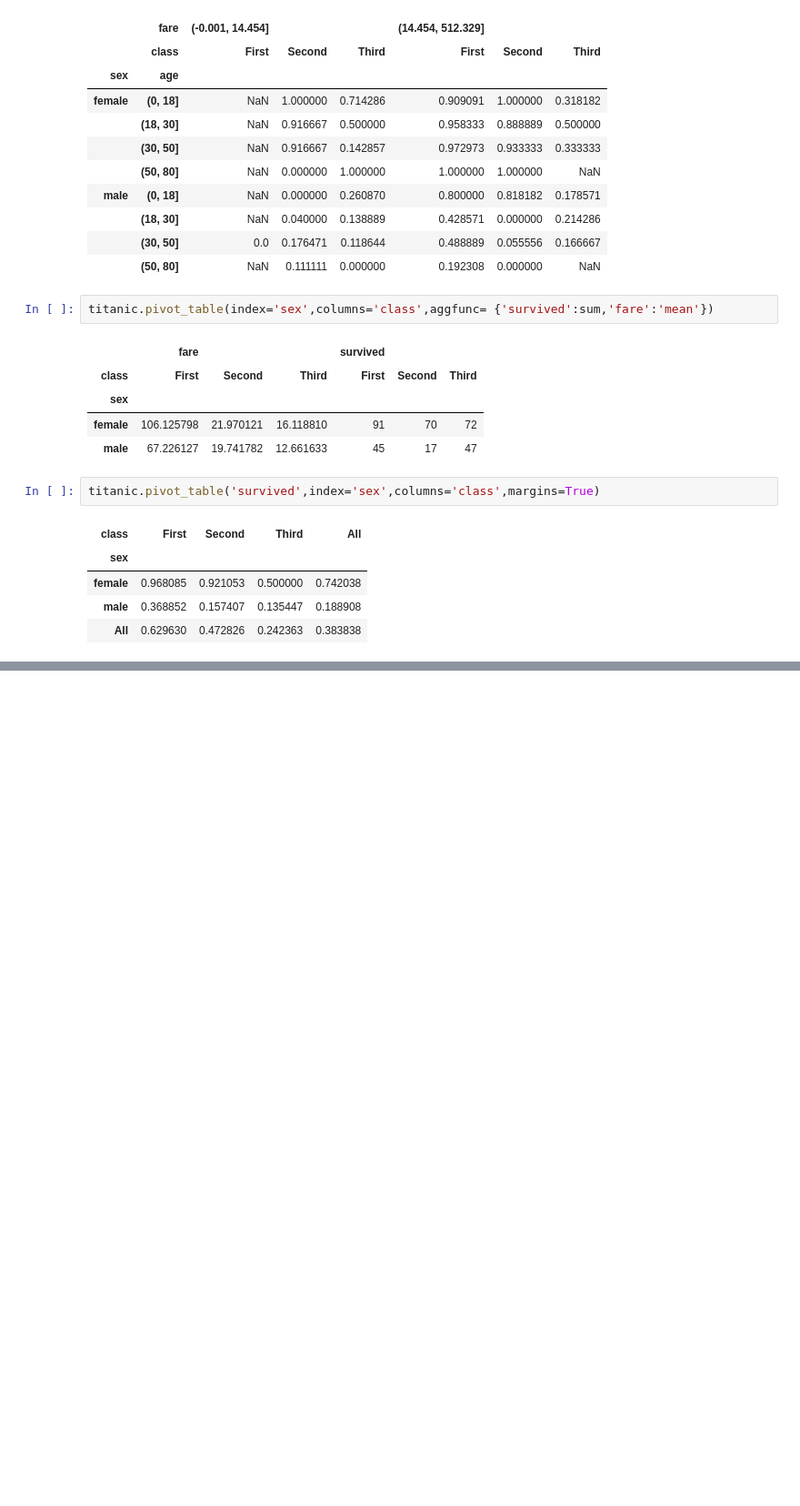
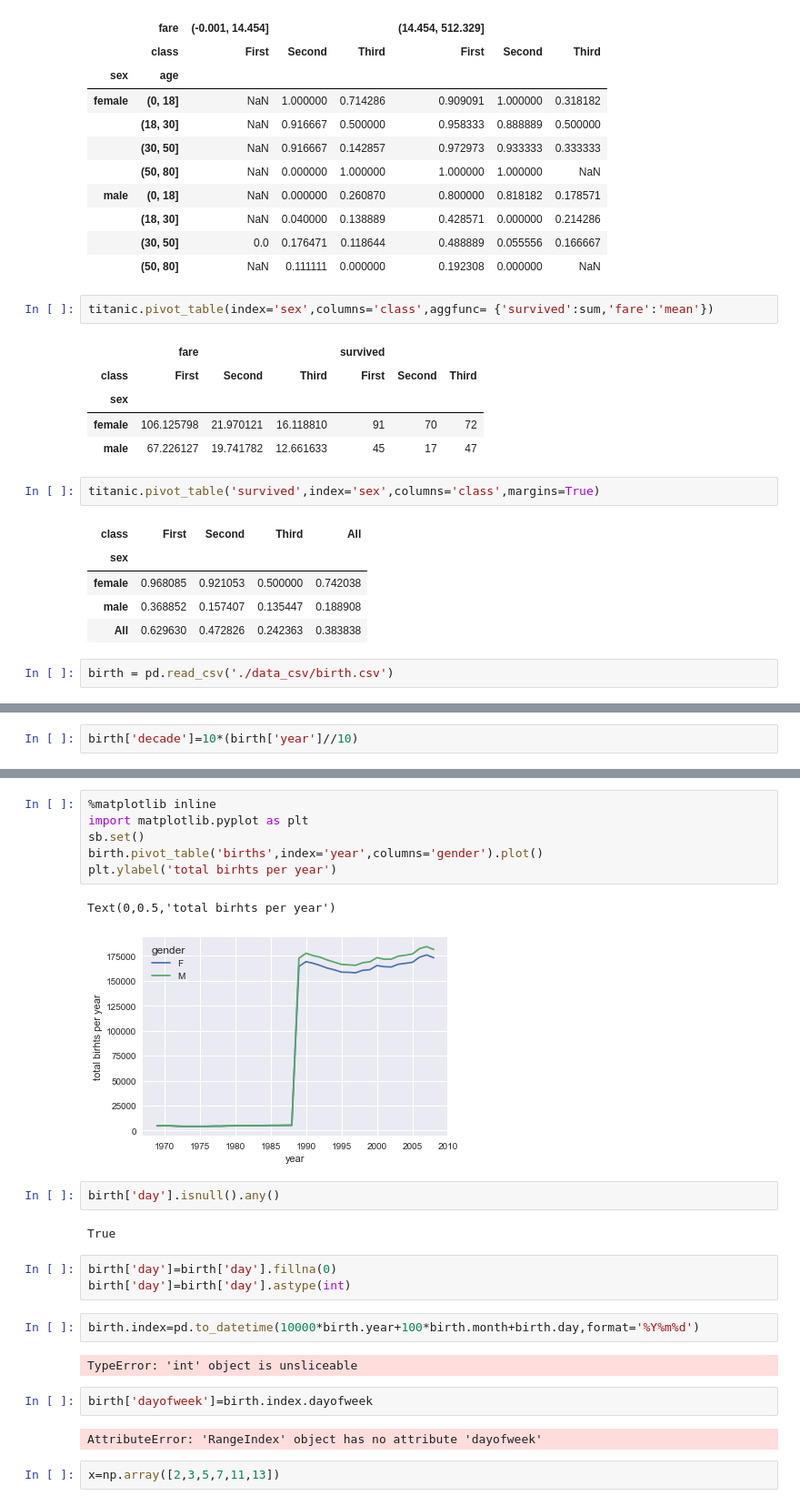
Before and after one commit to priyanshu2411/data-science-handbook-practice, a Jupyter notebook: day 5 practise.ipynb, the cells around one changed output, grey strips where cells are left out. Shown at 91% size. Saved outputs shown, nothing was run; the diff lists cells and outputs as text; blank space fills up the shorter version.

```diff
--- a/day 5 practise.ipynb
+++ b/day 5 practise.ipynb
@@ -118,3 +118,5 @@ titanic.pivot_table('survived',index='sex',columns='class',margins=True)
 | female | 0.968085 | 0.921053 | 0.500000 | 0.742038 |
 | male | 0.368852 | 0.157407 | 0.135447 | 0.188908 |
 | All | 0.629630 | 0.472826 | 0.242363 | 0.383838 |
+# %%
+birth = pd.read_csv('./data_csv/birth.csv')
@@ -120,0 +141,2 @@ titanic.pivot_table('survived',index='sex',columns='class',margins=True)
+# %%
+birth['decade']=10*(birth['year']//10)
@@ -120,0 +163,26 @@ titanic.pivot_table('survived',index='sex',columns='class',margins=True)
+# %%
+%matplotlib inline
+import matplotlib.pyplot as plt
+sb.set()
+birth.pivot_table('births',index='year',columns='gender').plot()
+plt.ylabel('total birhts per year')
+# %% [output]
+Text(0,0.5,'total birhts per year')
+[figure, added]
+# %%
+birth['day'].isnull().any()
+# %% [output]
+True
+# %%
+birth['day']=birth['day'].fillna(0)
+birth['day']=birth['day'].astype(int)
+# %%
+birth.index=pd.to_datetime(10000*birth.year+100*birth.month+birth.day,format='%Y%m%d')
+# %% [output]
+TypeError: 'int' object is unsliceable
+# %%
+birth['dayofweek']=birth.index.dayofweek
+# %% [output]
+AttributeError: 'RangeIndex' object has no attribute 'dayofweek'
+# %%
+x=np.array([2,3,5,7,11,13])
```
Also changed, not shown: parts of 21 cells of this notebook, 1 other file.
